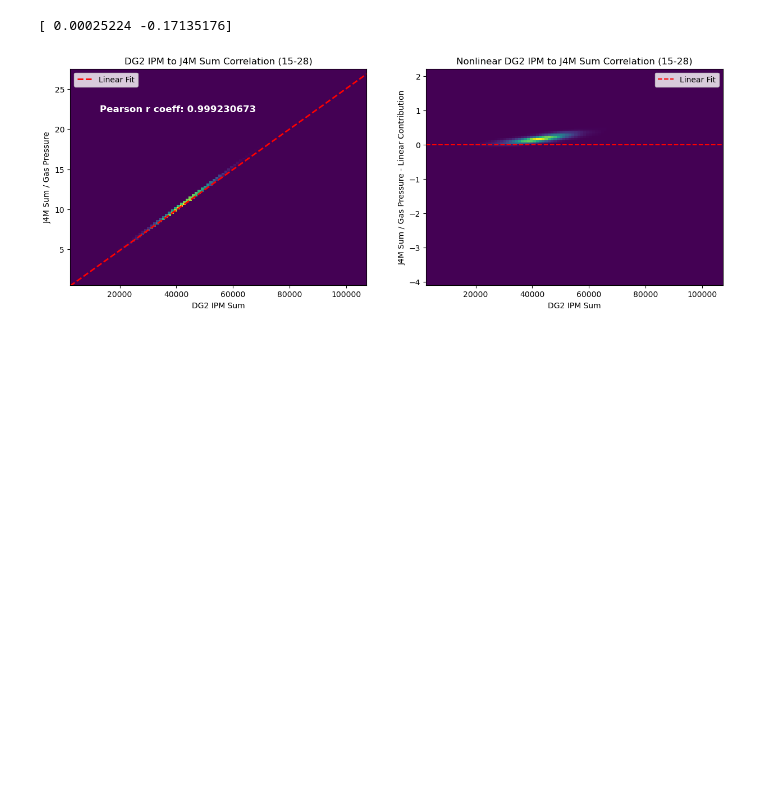
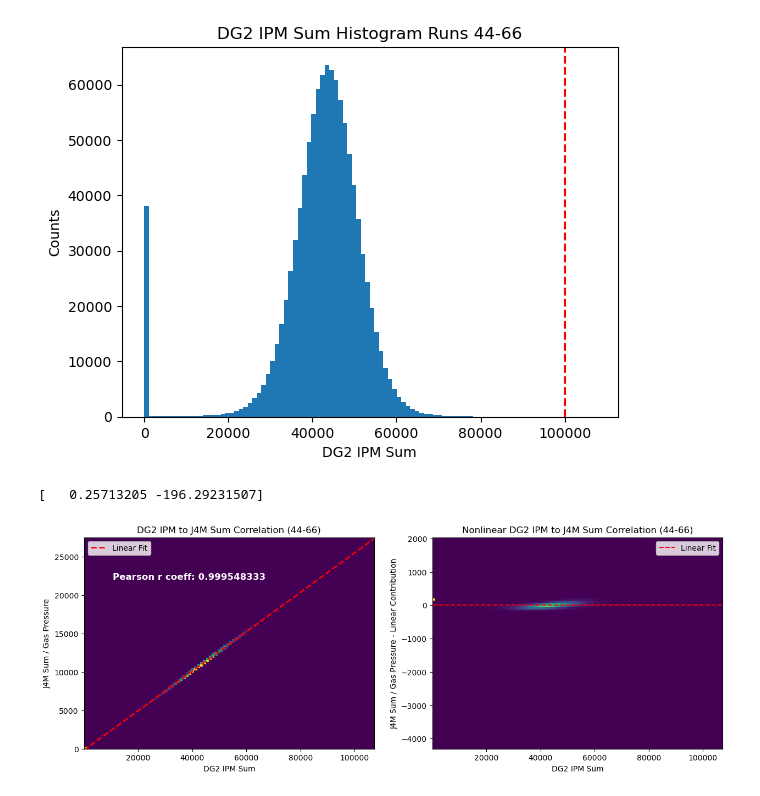
Before and after one commit to Weber-Group/L-10376, a Jupyter notebook: Workbook.ipynb, the cells around one changed output. Cells and saved outputs as stored; diff of their text form; code cells hidden in the pictures; blank space fills up the shorter version.

```diff
--- a/Workbook.ipynb
+++ b/Workbook.ipynb
@@ -172,18 +168,30 @@ plt.show()
+# %%
+##########
+dg2Low = 100000
+##########
+plt.hist(ipmGood,bins=100);
+plt.axvline(dg2Low,color='r',linestyle='--')
+plt.title(f'DG2 IPM Sum Histogram Runs {min(runNumbers)}-{max(runNumbers)}')
+plt.xlabel('DG2 IPM Sum')
+plt.ylabel('Counts')
+plt.show()
+# %% [output]
+[figure, added]
 # %%
 plt.figure(figsize=[15,5])
 plt.subplot(1,2,1)
-plt.title('DG2 IPM to J4M Sum Correlation (15-28)')
+plt.title(f'DG2 IPM to J4M Sum Correlation ({min(runNumbers)}-{max(runNumbers)})')
 plt.ylabel('J4M Sum / Gas Pressure')
 plt.xlabel('DG2 IPM Sum')
-residuals=hist2dLinFit(ipmGood,(J4MSum/gasPGood),100,linfit=True,xFrac=dg2Low);
+residuals=hist2dLinFit(ipmGood,(J4MSum/gasPGood)*1000,100,linfit=True,xFrac=None,xVal=dg2Low);
 plt.subplot(1,2,2)
 hist, xedges, yedges, img = plt.hist2d(ipmGood,residuals,100)
 plt.axhline(0,linestyle='--',color='r',label='Linear Fit')
-plt.title('Nonlinear DG2 IPM to J4M Sum Correlation (15-28)')
+plt.title(f'Nonlinear DG2 IPM to J4M Sum Correlation ({min(runNumbers)}-{max(runNumbers)})')
 plt.ylabel('J4M Sum / Gas Pressure - Linear Contribution')
 plt.xlabel('DG2 IPM Sum')
 plt.legend()
 plt.show();
 # %% [output]
-[ 0.00025224 -0.17135176]
+[   0.25713205 -196.29231507]
-[figure, old version]
+[figure, new version]
```
Also changed, not shown: parts of 8 cells of this notebook.
